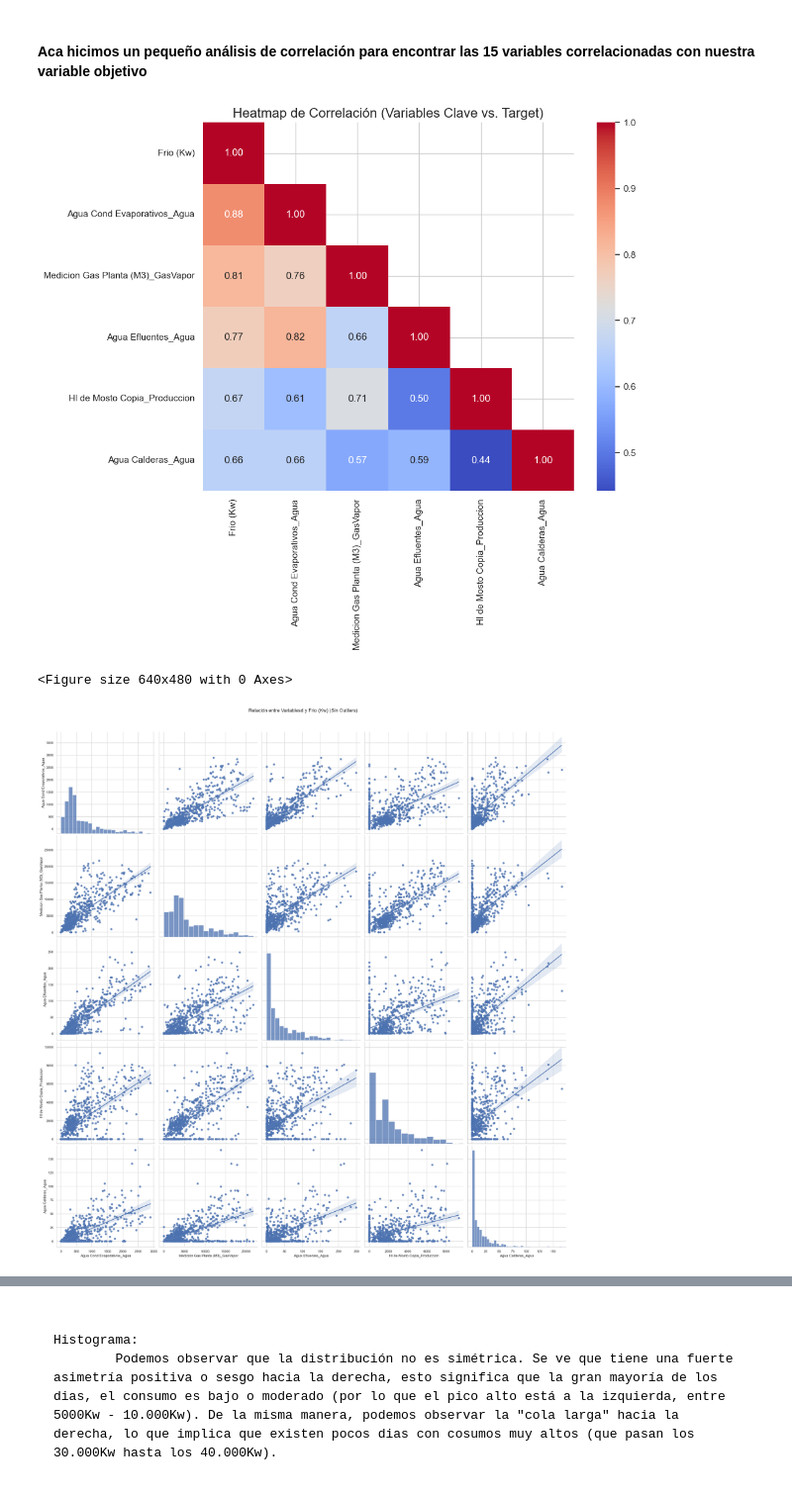
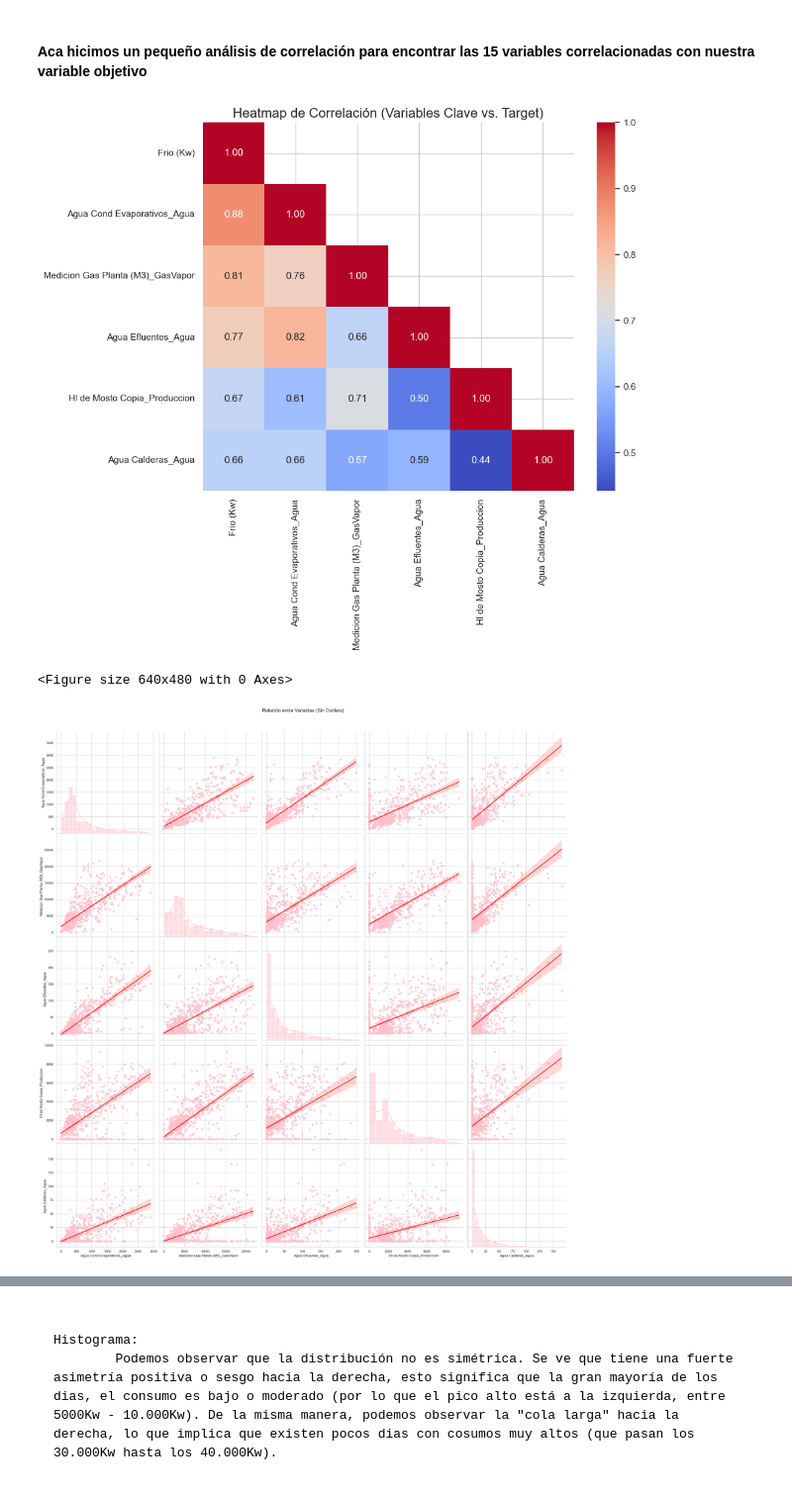
Before and after one commit to GonzaCardin/tp_final_ldd2, a Jupyter notebook: notebooks/eda.ipynb, the cells around one changed output, grey strips where cells are left out. Shown at 99% size. Cells and saved outputs as stored; diff of their text form; code cells hidden in the pictures.

```diff
--- a/notebooks/eda.ipynb
+++ b/notebooks/eda.ipynb
@@ -376,46 +390,58 @@ Top 15 Variables casuales correlacionadas con 'Frio (Kw)'
 # %%
 features_for_heatmap = [target_col] + top_5_features
 features_for_scatter = top_5_features[:5]
 
 if 'df_daily_final' in locals():
     # Calcula la correlación
     corr_subset = df_daily_final[features_for_heatmap].corr()
 
     # creamos una máscara para ocultar el triángulo superior
     # k=1 deja la diagonal principal visible
     mask = np.triu(np.ones_like(corr_subset, dtype=bool), k=1)
+
     plt.figure(figsize=(10, 8))
     sns.heatmap(
         corr_subset,
         mask=mask,       # aplicamosla máscara
         annot=True,
         fmt=".2f",
         cmap="coolwarm"
     )
     plt.title('Heatmap de Correlación (Variables Clave vs. Target)', fontsize=16)
     plt.show()
     plt.clf()
 
-    # usamos el DataFrame sin los outliers (df_plot_sane)
-    if 'df_plot_sane' in locals():
-        pairplot_fig = sns.pairplot(
-            data=df_plot_sane,
-            vars=features_for_scatter, # Solo las 2 variables
-            y_vars=[target_col],
-            kind='reg',
-            height=5
-        )
-        pairplot_fig.fig.suptitle('Relación entre Variablesd y Frio (Kw) (Sin Outliers)', y=1.03, fontsize=16)
-        plt.show()
-    else:
-        print("El dataframe 'df_plot_sane' no se ha encontrado.")
 
+if 'df_plot_sane' in locals():
+    pairplot_fig = sns.pairplot(
+        data=df_plot_sane,
+        vars=features_for_scatter,
+        kind='reg',
+        diag_kind='hist',
+        height=5,
+
+
+        plot_kws={
+            'scatter_kws': {'color': 'pink'},
+            'line_kws': {'color': 'red'}
+        },
+
+
+        diag_kws={
+            'color': 'pink',
+            'kde': True,
+            'line_kws': {'color': 'red'}
+        }
+    )
+
+    pairplot_fig.fig.suptitle('Relación entre Variables (Sin Outliers)', y=1.03, fontsize=16)
+    plt.show()
 else:
-    print("El dataframe'df_daily_final' no encontrado.")
+    print("El dataframe 'df_plot_sane' no se ha encontrado.")
 # %% [output]
 [figure]
 <Figure size 640x480 with 0 Axes>
-[figure, old version]
+[figure, new version]
 # %%
 import scipy.stats as stats
 
```
Also changed, not shown: parts of 4 cells of this notebook.
